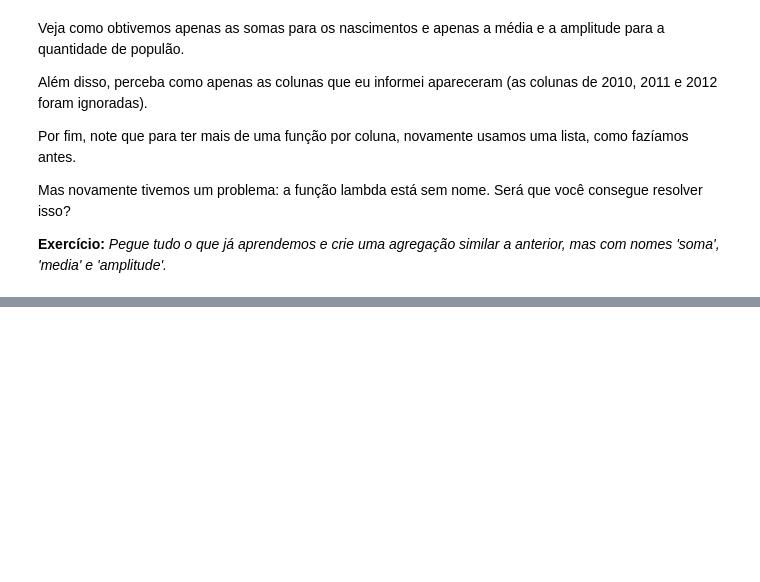
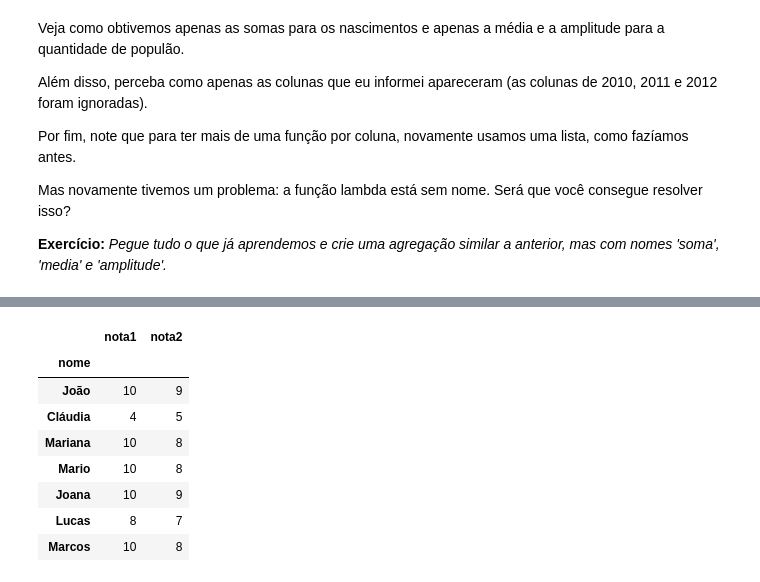
Before and after one commit to Giatroo/BeeData_GroupBy-in-Pandas, a Jupyter notebook: GroupBy.ipynb, the cells around one changed output, grey strips where cells are left out. Drawn from its saved outputs; the diff is of its cells as text; code cells hidden in the pictures; blank space fills up the shorter version.

```diff
--- a/GroupBy.ipynb
+++ b/GroupBy.ipynb
@@ -603,0 +640,12 @@ Mas novamente tivemos um problema: a função lambda está sem nome. Será que v
+# %%
+df2.groupby(duas_letras).transform(np.max)
+# %% [output]
+|  | nota1 | nota2 |
+| nome |  |  |
+| João | 10 | 9 |
+| Cláudia | 4 | 5 |
+| Mariana | 10 | 8 |
+| Mario | 10 | 8 |
+| Joana | 10 | 9 |
+| Lucas | 8 | 7 |
+| Marcos | 10 | 8 |
```
Also changed, not shown: parts of 46 cells of this notebook.
